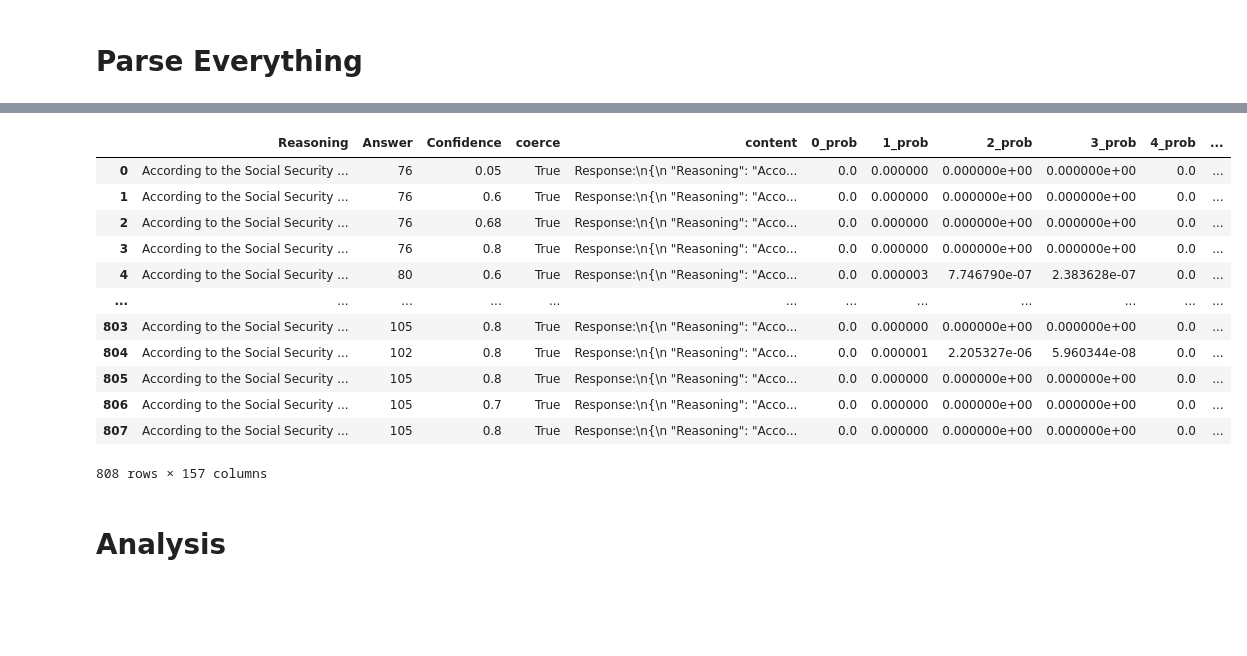
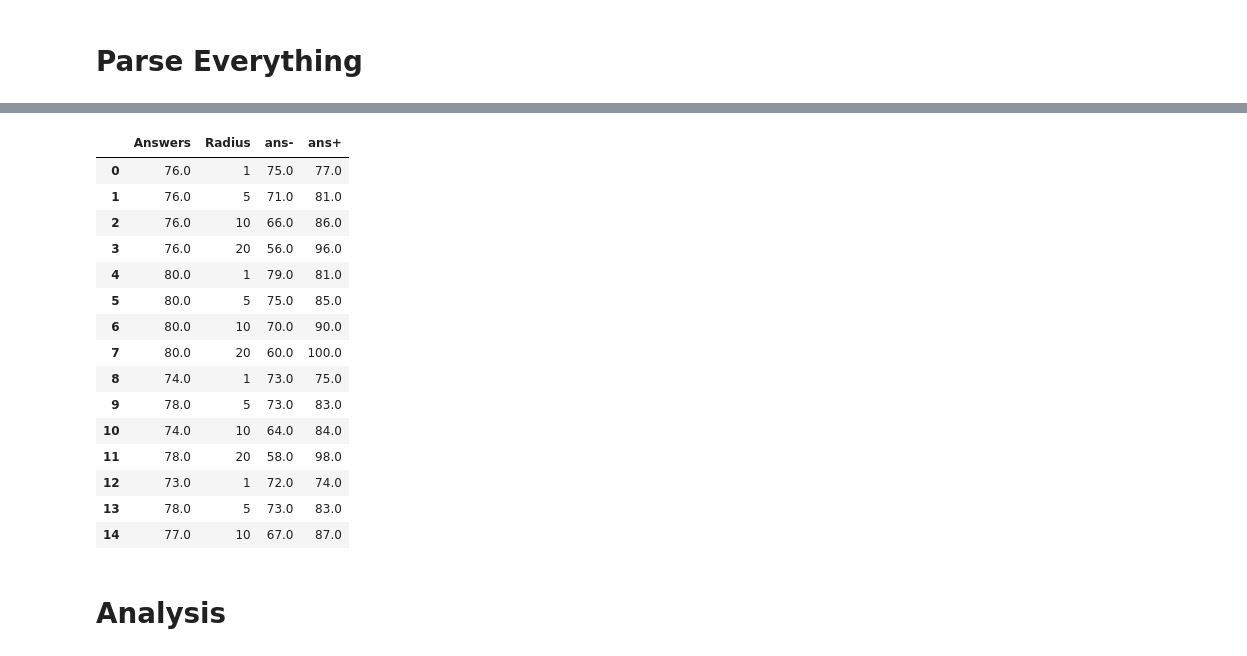
Before and after one commit to NoamMichael/Comparing-Confidence-in-LLMs, a Jupyter notebook: get_results_analysis.ipynb, the cells around one changed output, grey strips where cells are left out. Drawn from its saved outputs; the diff is of its cells as text; code cells hidden in the pictures; blank space fills up the shorter version.

```diff
--- a/get_results_analysis.ipynb
+++ b/get_results_analysis.ipynb
@@ -384,6 +427,10 @@ def get_content(output, model_type:str) -> list:
             if model_type == "Llama":
                 qid_list.append(entry["qid"])
                 content.append(entry["ouput"]["content"].replace('<|eot_id|>', ''))  #I misspelled 'output' just keep in mind when debugging
+            if model_type == 'Deepseek':
+                qid_list.append(entry["question_id"])
+                content.append(entry["raw_response"]["choices"][0]["message"]["content"])
+
 
                 # --- Get token #
 
@@ -431,6 +478,11 @@ def fix_reasoning_quotes(s):
 
     return re.sub(pattern, repl, text, flags=re.DOTALL)
 
+def qid_to_rads(qid: pd.Series)-> pd.Series:
+    radius_list = [1, 5, 10, 20]
+    mod_qid = qid.astype('int').apply(lambda x: x % 4)
+    rads = mod_qid.apply(lambda i: radius_list[i])
+    return rads
 
 def field_probs(fields: list, token_dict: dict):
     if token_dict == None:
@@ -636,19 +839,31 @@ Index(['Reasoning', 'Answer', 'Confidence', 'coerce', 'content', 'Question ID',
 # %%
-df
+k = 0
+
+test_df = pd.DataFrame({
+    'Answers': answers,
+    'Radius': rads,
+})
+
+test_df['ans-'] = test_df['Answers'] - test_df['Radius']
+test_df['ans+'] = test_df['Answers'] + test_df['Radius']
+test_df.head(15)
 # %% [output]
-|  | Reasoning | Answer | Confidence | coerce | content | 0_prob | 1_prob | 2_prob | 3_prob | 4_prob | ... |
-| 0 | According to the Social Security ... | 76 | 0.05 | True | Response:\n{\n "Reasoning": "Acco... | 0.0 | 0.000000 | 0.000000e+00 | 0.000000e+00 | 0.0 | ... |
-| 1 | According to the Social Security ... | 76 | 0.6 | True | Response:\n{\n "Reasoning": "Acco... | 0.0 | 0.000000 | 0.000000e+00 | 0.000000e+00 | 0.0 | ... |
-| 2 | According to the Social Security ... | 76 | 0.68 | True | Response:\n{\n "Reasoning": "Acco... | 0.0 | 0.000000 | 0.000000e+00 | 0.000000e+00 | 0.0 | ... |
-| 3 | According to the Social Security ... | 76 | 0.8 | True | Response:\n{\n "Reasoning": "Acco... | 0.0 | 0.000000 | 0.000000e+00 | 0.000000e+00 | 0.0 | ... |
-| 4 | According to the Social Security ... | 80 | 0.6 | True | Response:\n{\n "Reasoning": "Acco... | 0.0 | 0.000003 | 7.746790e-07 | 2.383628e-07 | 0.0 | ... |
-| ... | ... | ... | ... | ... | ... | ... | ... | ... | ... | ... | ... |
-| 803 | According to the Social Security ... | 105 | 0.8 | True | Response:\n{\n "Reasoning": "Acco... | 0.0 | 0.000000 | 0.000000e+00 | 0.000000e+00 | 0.0 | ... |
-| 804 | According to the Social Security ... | 102 | 0.8 | True | Response:\n{\n "Reasoning": "Acco... | 0.0 | 0.000001 | 2.205327e-06 | 5.960344e-08 | 0.0 | ... |
-| 805 | According to the Social Security ... | 105 | 0.8 | True | Response:\n{\n "Reasoning": "Acco... | 0.0 | 0.000000 | 0.000000e+00 | 0.000000e+00 | 0.0 | ... |
-| 806 | According to the Social Security ... | 105 | 0.7 | True | Response:\n{\n "Reasoning": "Acco... | 0.0 | 0.000000 | 0.000000e+00 | 0.000000e+00 | 0.0 | ... |
-| 807 | According to the Social Security ... | 105 | 0.8 | True | Response:\n{\n "Reasoning": "Acco... | 0.0 | 0.000000 | 0.000000e+00 | 0.000000e+00 | 0.0 | ... |
+|  | Answers | Radius | ans- | ans+ |
+| 0 | 76.0 | 1 | 75.0 | 77.0 |
+| 1 | 76.0 | 5 | 71.0 | 81.0 |
+| 2 | 76.0 | 10 | 66.0 | 86.0 |
+| 3 | 76.0 | 20 | 56.0 | 96.0 |
+| 4 | 80.0 | 1 | 79.0 | 81.0 |
+| 5 | 80.0 | 5 | 75.0 | 85.0 |
+| 6 | 80.0 | 10 | 70.0 | 90.0 |
+| 7 | 80.0 | 20 | 60.0 | 100.0 |
+| 8 | 74.0 | 1 | 73.0 | 75.0 |
+| 9 | 78.0 | 5 | 73.0 | 83.0 |
+| 10 | 74.0 | 10 | 64.0 | 84.0 |
+| 11 | 78.0 | 20 | 58.0 | 98.0 |
+| 12 | 73.0 | 1 | 72.0 | 74.0 |
+| 13 | 78.0 | 5 | 73.0 | 83.0 |
+| 14 | 77.0 | 10 | 67.0 | 87.0 |
-808 rows × 157 columns
 # %% [markdown]
 # Analysis
 # %%
```
Also changed, not shown: parts of 17 cells of this notebook, 46 other files.
